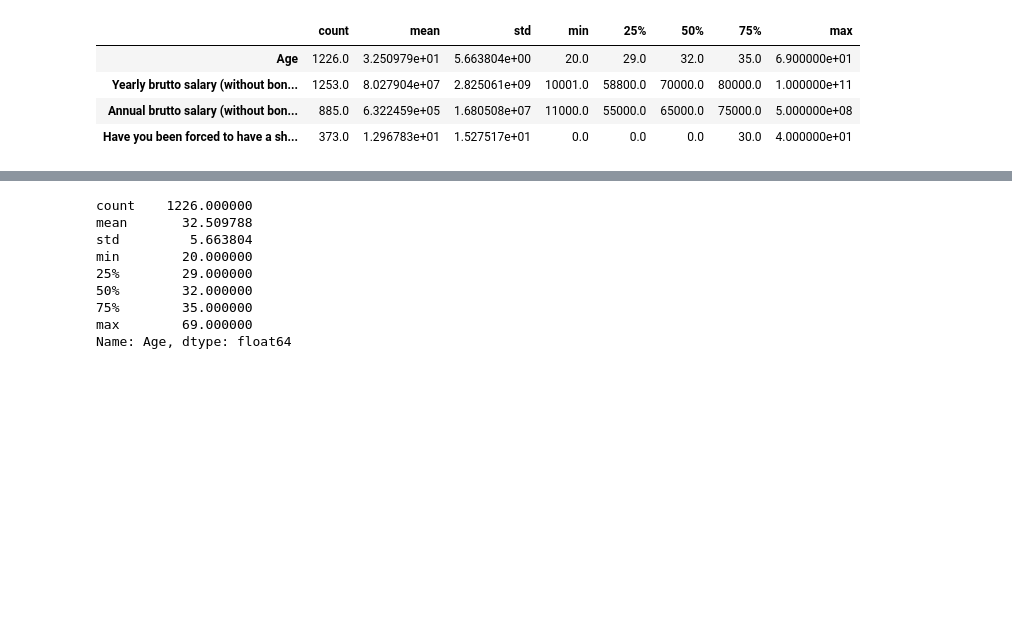
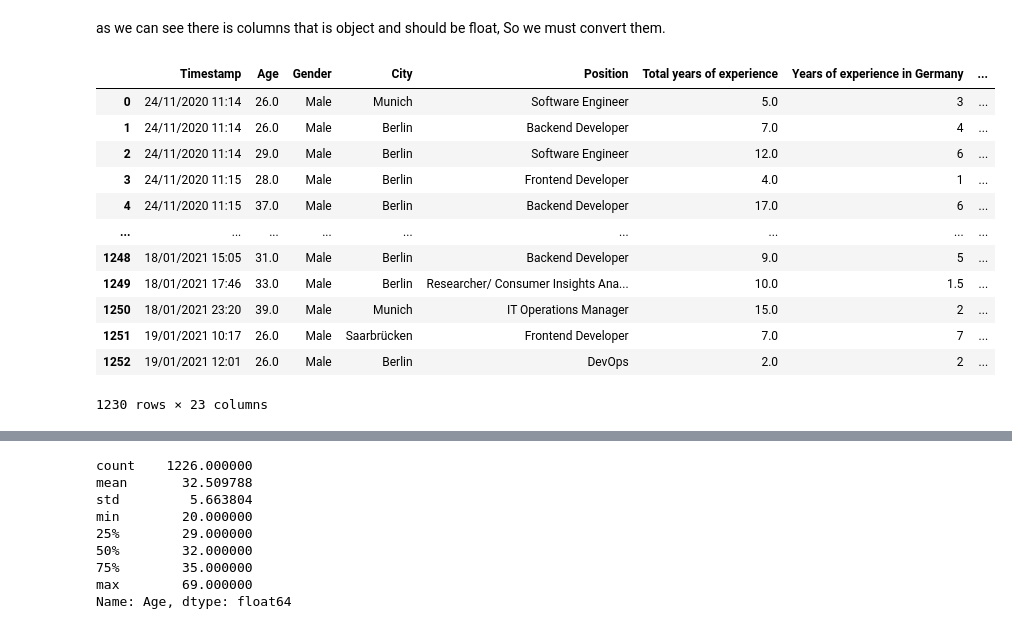
Before and after one commit to T2ABIZZY/IT_Salary_Survey_EU-_2020_EDA, a Jupyter notebook: IT_Salary_survey_EDA.ipynb, the cells around one changed output, grey strips where cells are left out. Saved outputs shown, nothing was run; the diff lists cells and outputs as text; code cells hidden in the pictures; blank space fills up the shorter version.

```diff
--- a/IT_Salary_survey_EDA.ipynb
+++ b/IT_Salary_survey_EDA.ipynb
@@ -4,13 +4,28 @@ import seaborn as sns
 import matplotlib.pyplot as plt
 import pandas as pd
 # %%
-df = pd.read_csv(r"C:\Users\T2ABIZZ\Documents\Datasets\IT_SALARY_SURVEY\IT_Salary_Survey_EU _2020.csv")
+df_raw = pd.read_csv(r"C:\Users\T2ABIZZ\Documents\Datasets\IT_SALARY_SURVEY\IT_Salary_Survey_EU _2020.csv")
+df = df_raw.copy()
+df.dtypes
 # %%
 numerical_feautures=df.select_dtypes(include=[np.number])
 numerical_feautures.describe().T
-# %% [output]
-|  | count | mean | std | min | 25% | 50% | 75% | max |
-| Age | 1226.0 | 3.250979e+01 | 5.663804e+00 | 20.0 | 29.0 | 32.0 | 35.0 | 6.900000e+01 |
-| Yearly brutto salary (without bon... | 1253.0 | 8.027904e+07 | 2.825061e+09 | 10001.0 | 58800.0 | 70000.0 | 80000.0 | 1.000000e+11 |
-| Annual brutto salary (without bon... | 885.0 | 6.322459e+05 | 1.680508e+07 | 11000.0 | 55000.0 | 65000.0 | 75000.0 | 5.000000e+08 |
-| Have you been forced to have a sh... | 373.0 | 1.296783e+01 | 1.527517e+01 | 0.0 | 0.0 | 0.0 | 30.0 | 4.000000e+01 |
+# %% [markdown]
+as we can see there is columns that is object and should be float, So we must convert them.
+# %%
+df[df['Total years of experience'].apply(lambda x: isinstance(x, (int, np.float64)))]
+df
+# %% [output]
+|  | Timestamp | Age | Gender | City | Position | Total years of experience | Years of experience in Germany | ... |
+| 0 | 24/11/2020 11:14 | 26.0 | Male | Munich | Software Engineer | 5.0 | 3 | ... |
+| 1 | 24/11/2020 11:14 | 26.0 | Male | Berlin | Backend Developer | 7.0 | 4 | ... |
+| 2 | 24/11/2020 11:14 | 29.0 | Male | Berlin | Software Engineer | 12.0 | 6 | ... |
+| 3 | 24/11/2020 11:15 | 28.0 | Male | Berlin | Frontend Developer | 4.0 | 1 | ... |
+| 4 | 24/11/2020 11:15 | 37.0 | Male | Berlin | Backend Developer | 17.0 | 6 | ... |
+| ... | ... | ... | ... | ... | ... | ... | ... | ... |
+| 1248 | 18/01/2021 15:05 | 31.0 | Male | Berlin | Backend Developer | 9.0 | 5 | ... |
+| 1249 | 18/01/2021 17:46 | 33.0 | Male | Berlin | Researcher/ Consumer Insights Ana... | 10.0 | 1.5 | ... |
+| 1250 | 18/01/2021 23:20 | 39.0 | Male | Munich | IT Operations Manager | 15.0 | 2 | ... |
+| 1251 | 19/01/2021 10:17 | 26.0 | Male | Saarbrücken | Frontend Developer | 7.0 | 7 | ... |
+| 1252 | 19/01/2021 12:01 | 26.0 | Male | Berlin | DevOps | 2.0 | 2 | ... |
+1230 rows × 23 columns
```
Also changed, not shown: parts of 6 cells of this notebook.
